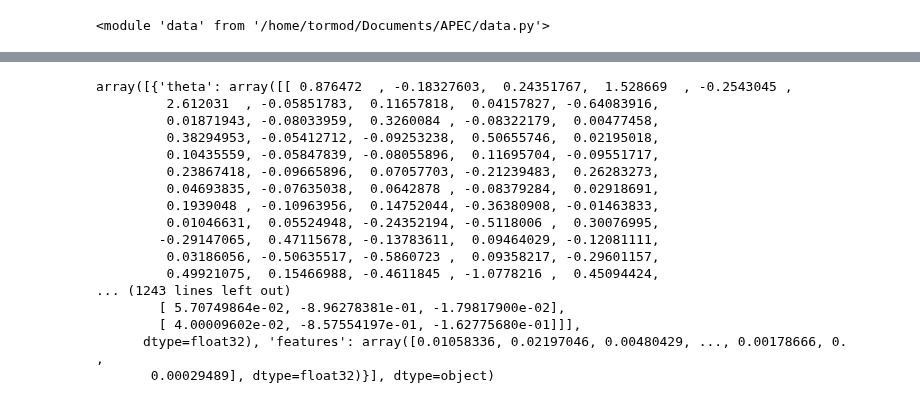
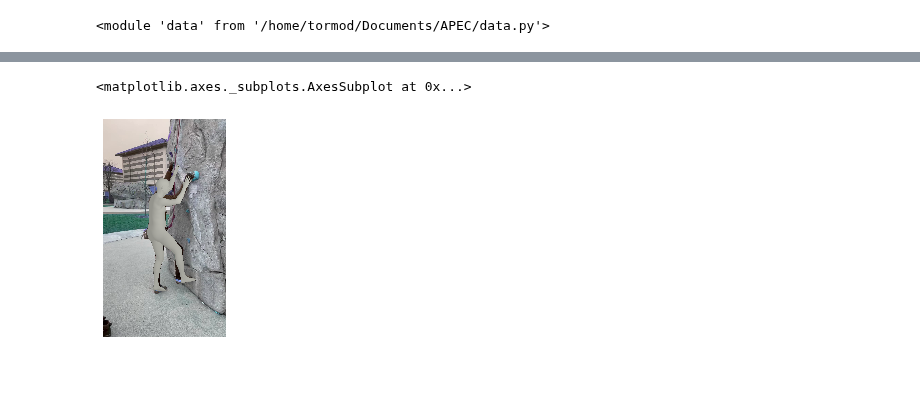
Before and after one commit to 2food/APEC, a Jupyter notebook: hmr.ipynb, the cells around one changed output, grey strips where cells are left out. Cells and saved outputs as stored; diff of their text form; code cells hidden in the pictures; blank space fills up the shorter version.

```diff
--- a/hmr.ipynb
+++ b/hmr.ipynb
@@ -60,7 +60,10 @@ plt.scatter(kp_2d[:,0], kp_2d[:,1])
 # %%
 import mesh
-verts = out[0]['verts'][0].cpu().detach().numpy()
-theta = out[0]['theta'][0].cpu().detach().numpy()
+reload(mesh)
+verts = out[0]['verts'][0]
+theta = out[0]['theta'][0]
+bboxes = d['bboxes']
 pred_cam = theta[:3]
-imshownp(mesh.render_pred_mesh(img, d['bboxes'][:1], verts, pred_cam))
+pred_cam[0] *= 1.2
+imshownp(mesh.render_pred_mesh(img, bboxes, verts, pred_cam))
 # %% [output]
@@ -67,0 +71,2 @@ ValueError: not enough values to unpack (expected 2, got 1)
+<matplotlib.axes._subplots.AxesSubplot at 0x...>
+[figure, added]
@@ -70,20 +72,0 @@ res = np.load(f'{out_folder}/{data.stripped_names[0]}.npy', allow_pickle=True)
-# %%
-res
-# %% [output]
-array([{'theta': array([[ 0.876472  , -0.18327603,  0.24351767,  1.528669  , -0.2543045 ,
-         2.612031  , -0.05851783,  0.11657818,  0.04157827, -0.64083916,
-         0.01871943, -0.08033959,  0.3260084 , -0.08322179,  0.00477458,
-         0.38294953, -0.05412712, -0.09253238,  0.50655746,  0.02195018,
-         0.10435559, -0.05847839, -0.08055896,  0.11695704, -0.09551717,
-         0.23867418, -0.09665896,  0.07057703, -0.21239483,  0.26283273,
-         0.04693835, -0.07635038,  0.0642878 , -0.08379284,  0.02918691,
-         0.1939048 , -0.10963956,  0.14752044, -0.36380908, -0.01463833,
-         0.01046631,  0.05524948, -0.24352194, -0.5118006 ,  0.30076995,
-        -0.29147065,  0.47115678, -0.13783611,  0.09464029, -0.12081111,
-         0.03186056, -0.50635517, -0.5860723 ,  0.09358217, -0.29601157,
-         0.49921075,  0.15466988, -0.4611845 , -1.0778216 ,  0.45094424,
-... (1243 lines left out)
-        [ 5.70749864e-02, -8.96278381e-01, -1.79817900e-02],
-        [ 4.00009602e-02, -8.57554197e-01, -1.62775680e-01]]],
-      dtype=float32), 'features': array([0.01058336, 0.02197046, 0.00480429, ..., 0.00178666, 0.        ,
-       0.00029489], dtype=float32)}], dtype=object)
```
Also changed, not shown: parts of 12 cells of this notebook, 3 other files.
